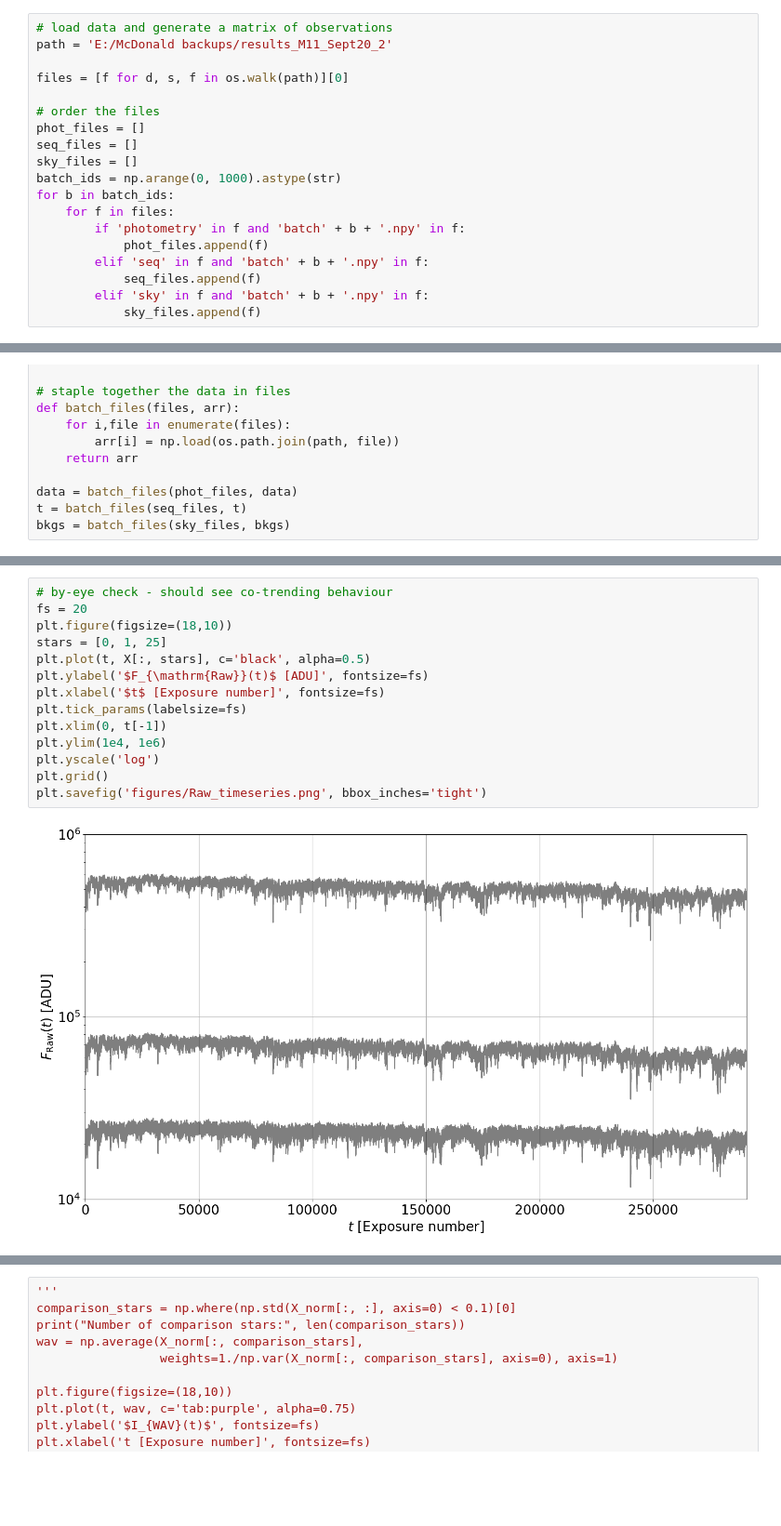
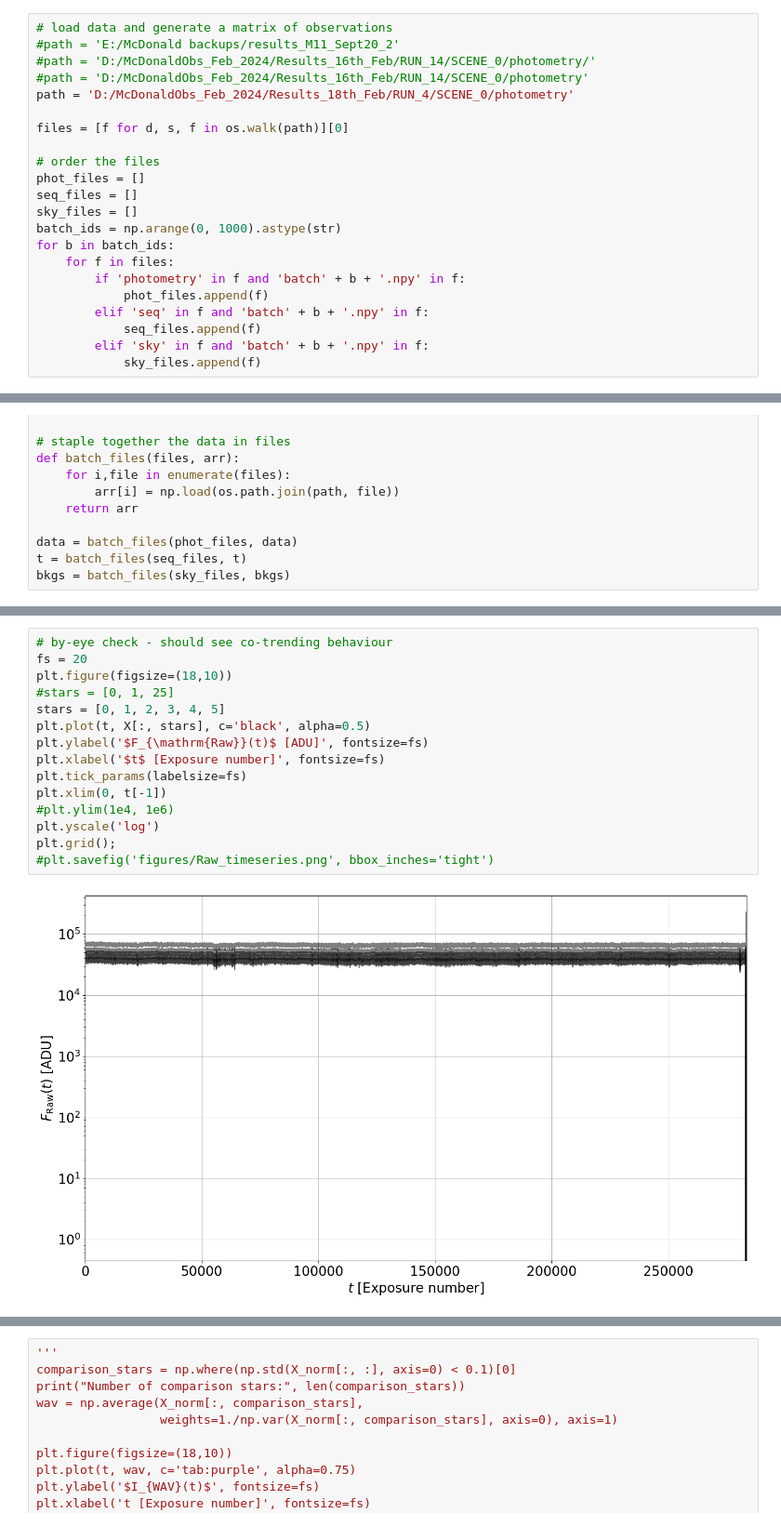
Before and after one commit to jah1994/kinetix_data_system, a Jupyter notebook: mcdonald_event_detection/mcdonald_data_analysis.ipynb, the cells around one changed output, grey strips where cells are left out. Shown at 93% size. Saved outputs shown, nothing was run; the diff lists cells and outputs as text; blank space fills up the shorter version.

```diff
--- a/mcdonald_event_detection/mcdonald_data_analysis.ipynb
+++ b/mcdonald_event_detection/mcdonald_data_analysis.ipynb
@@ -26,7 +26,10 @@ import matplotlib.pyplot as plt
 ### Differential photometry
 # %%
 # load data and generate a matrix of observations
-path = 'E:/McDonald backups/results_M11_Sept20_2'
+#path = 'E:/McDonald backups/results_M11_Sept20_2'
+#path = 'D:/McDonaldObs_Feb_2024/Results_16th_Feb/RUN_14/SCENE_0/photometry/'
+#path = 'D:/McDonaldObs_Feb_2024/Results_16th_Feb/RUN_14/SCENE_0/photometry'
+path = 'D:/McDonaldObs_Feb_2024/Results_18th_Feb/RUN_4/SCENE_0/photometry'
 
 files = [f for d, s, f in os.walk(path)][0]
 
@@ -88,17 +91,18 @@ X.shape
 # %%
 # by-eye check - should see co-trending behaviour
 fs = 20
 plt.figure(figsize=(18,10))
-stars = [0, 1, 25]
+#stars = [0, 1, 25]
+stars = [0, 1, 2, 3, 4, 5]
 plt.plot(t, X[:, stars], c='black', alpha=0.5)
 plt.ylabel('$F_{\mathrm{Raw}}(t)$ [ADU]', fontsize=fs)
 plt.xlabel('$t$ [Exposure number]', fontsize=fs)
 plt.tick_params(labelsize=fs)
 plt.xlim(0, t[-1])
-plt.ylim(1e4, 1e6)
+#plt.ylim(1e4, 1e6)
 plt.yscale('log')
-plt.grid()
-plt.savefig('figures/Raw_timeseries.png', bbox_inches='tight')
+plt.grid();
+#plt.savefig('figures/Raw_timeseries.png', bbox_inches='tight')
 # %% [output]
-[figure, old version]
+[figure, new version]
 # %%
```
Also changed, not shown: parts of 12 cells of this notebook, 12 other files.
